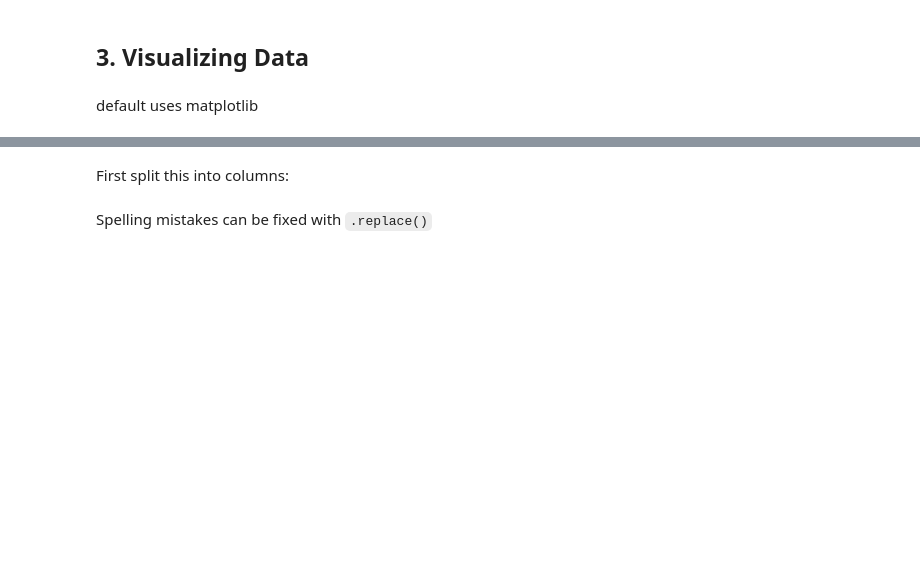
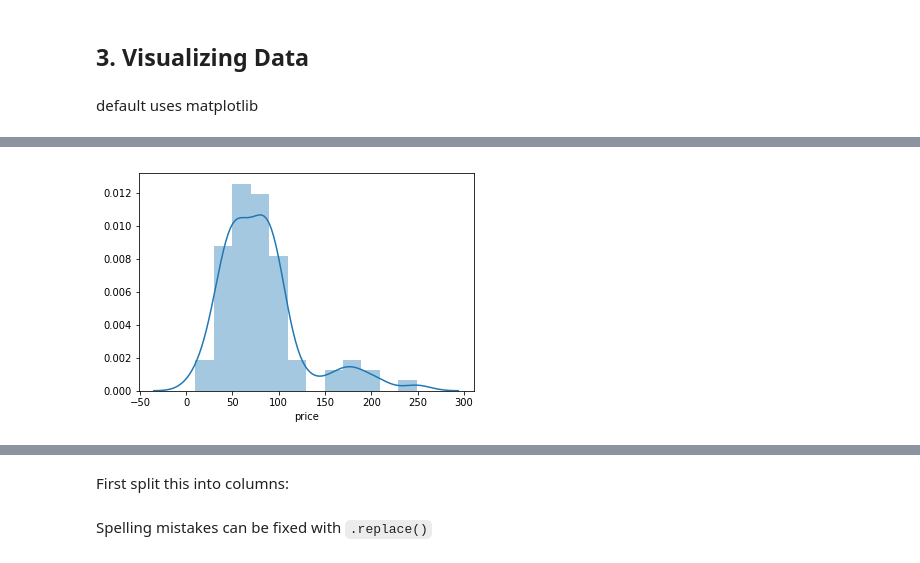
Before and after one commit to IBMDeveloperUK/Python-Pandas-Workshop, a Jupyter notebook: pandas-workshop.ipynb, the cells around one changed output, grey strips where cells are left out. Cells and saved outputs as stored; diff of their text form; code cells hidden in the pictures; blank space fills up the shorter version.

```diff
--- a/pandas-workshop.ipynb
+++ b/pandas-workshop.ipynb
@@ -32,7 +32,7 @@ Loading data from the Cloud Object Store (COS) is done by finding the `measureme
 # add data
 # %%
 # If you want to  run this notebook locally use:
-#jeans = pd.read_csv('jeans_measurements.csv')
+jeans = pd.read_csv('jeans_measurements.csv')
 # %% [markdown]
 Now let's have a look at the data that has been loaded into the notebook. Use `jeans`, `jeans.head()` or `jeans.tail()` to see different parts of the table and `jeans.dtypes` to see which variables there are and what datatype they have. Add a number between the brackets `()` to specify how many lines you want to display.
 
@@ -385,0 +667,4 @@ jeans.columns
+# %%
+sns.distplot(jeans['price']);
+# %% [output]
+[figure, added]
```
Also changed, not shown: parts of 68 cells of this notebook.
